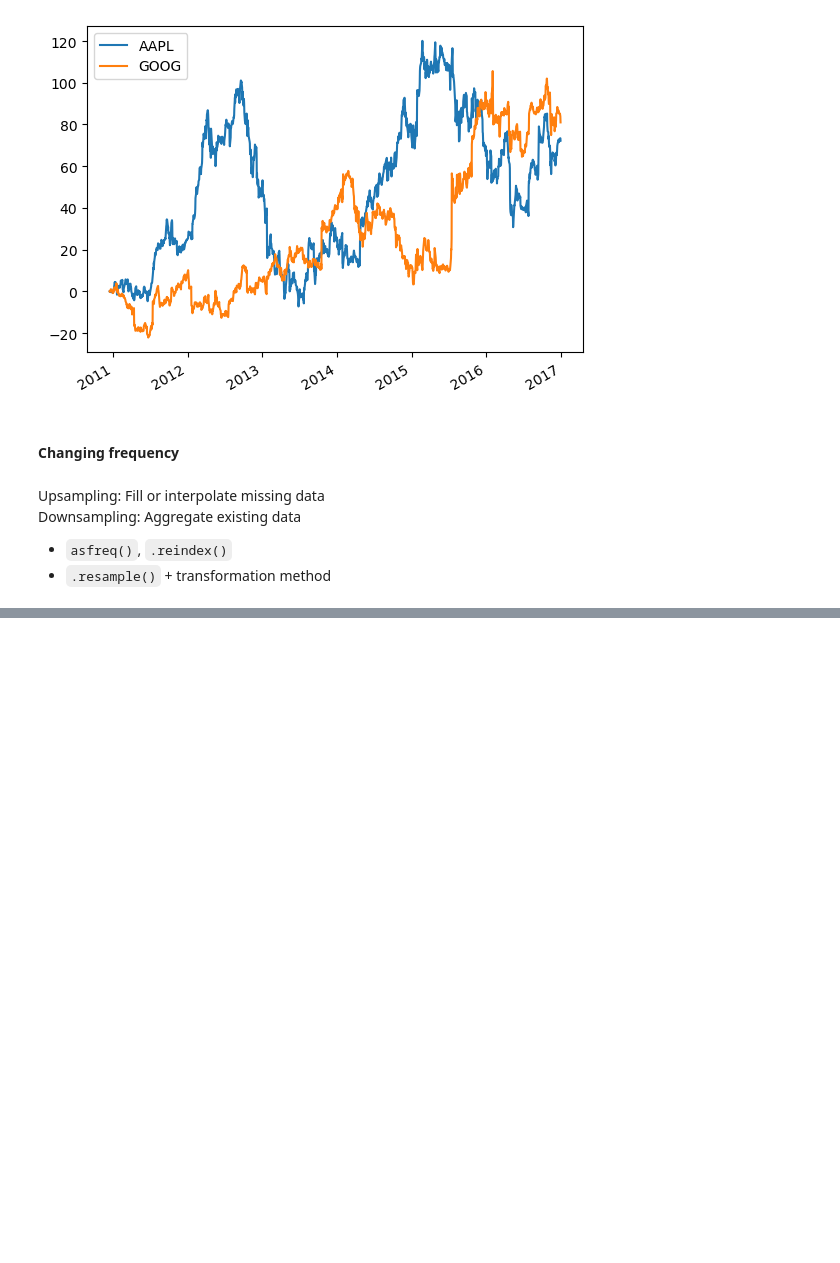
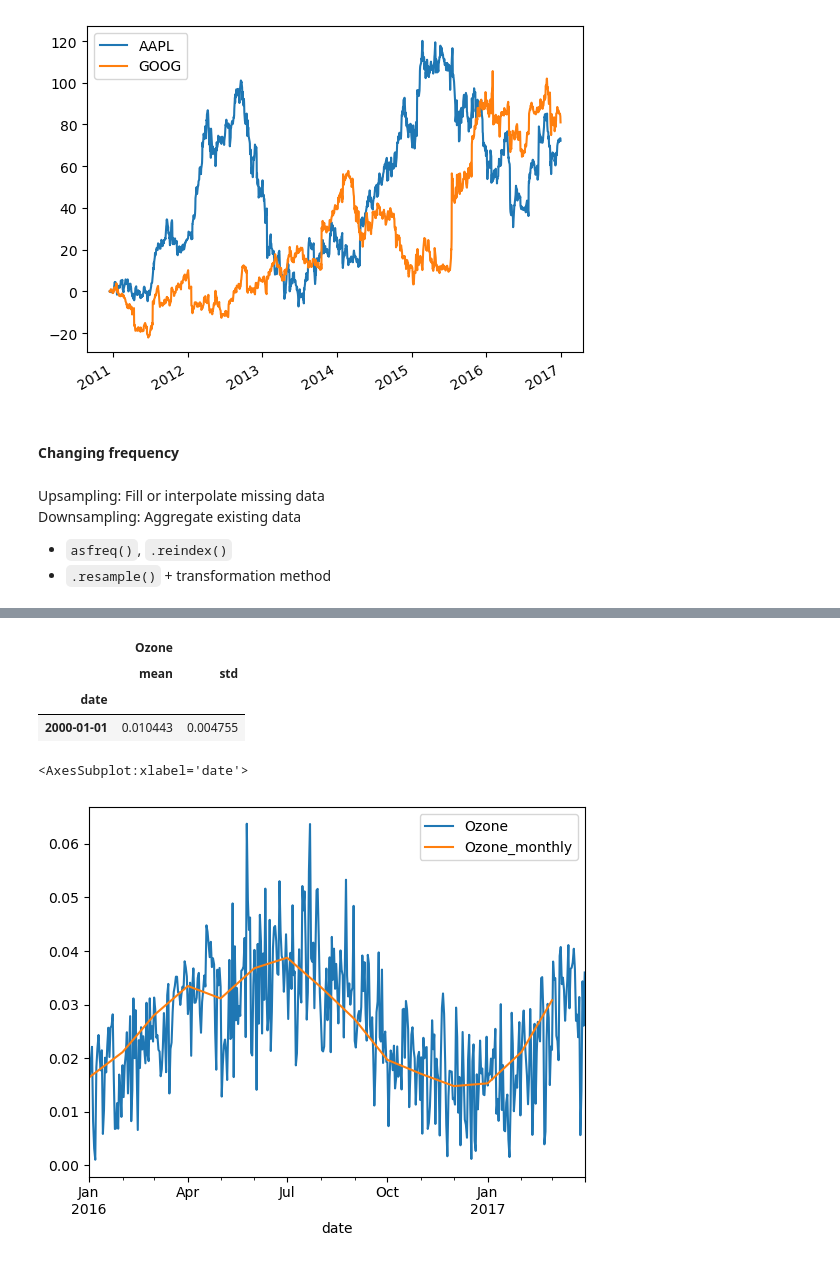
Before and after one commit to luislerma5593/Learning, a Jupyter notebook: Python/Time_Series.ipynb, the cells around one changed output, grey strips where cells are left out. Cells and saved outputs as stored; diff of their text form; code cells hidden in the pictures; blank space fills up the shorter version.

```diff
--- a/Python/Time_Series.ipynb
+++ b/Python/Time_Series.ipynb
@@ -301,0 +430,15 @@ Downsampling: Aggregate existing data
+# %%
+ozone.resample('MS').agg(['mean','std']).head(1)
+# %% [output]
+|  | Ozone |  |
+|  | mean | std |
+| date |  |  |
+| 2000-01-01 | 0.010443 | 0.004755 |
+# %%
+ozone = ozone.loc['2016':]
+ax = ozone.plot()
+monthly = ozone.resample('M').mean()
+monthly.add_suffix('_monthly').plot(ax=ax)
+# %% [output]
+<AxesSubplot:xlabel='date'>
+[figure, added]
```
Also changed, not shown: parts of 23 cells of this notebook, 1 other file.
